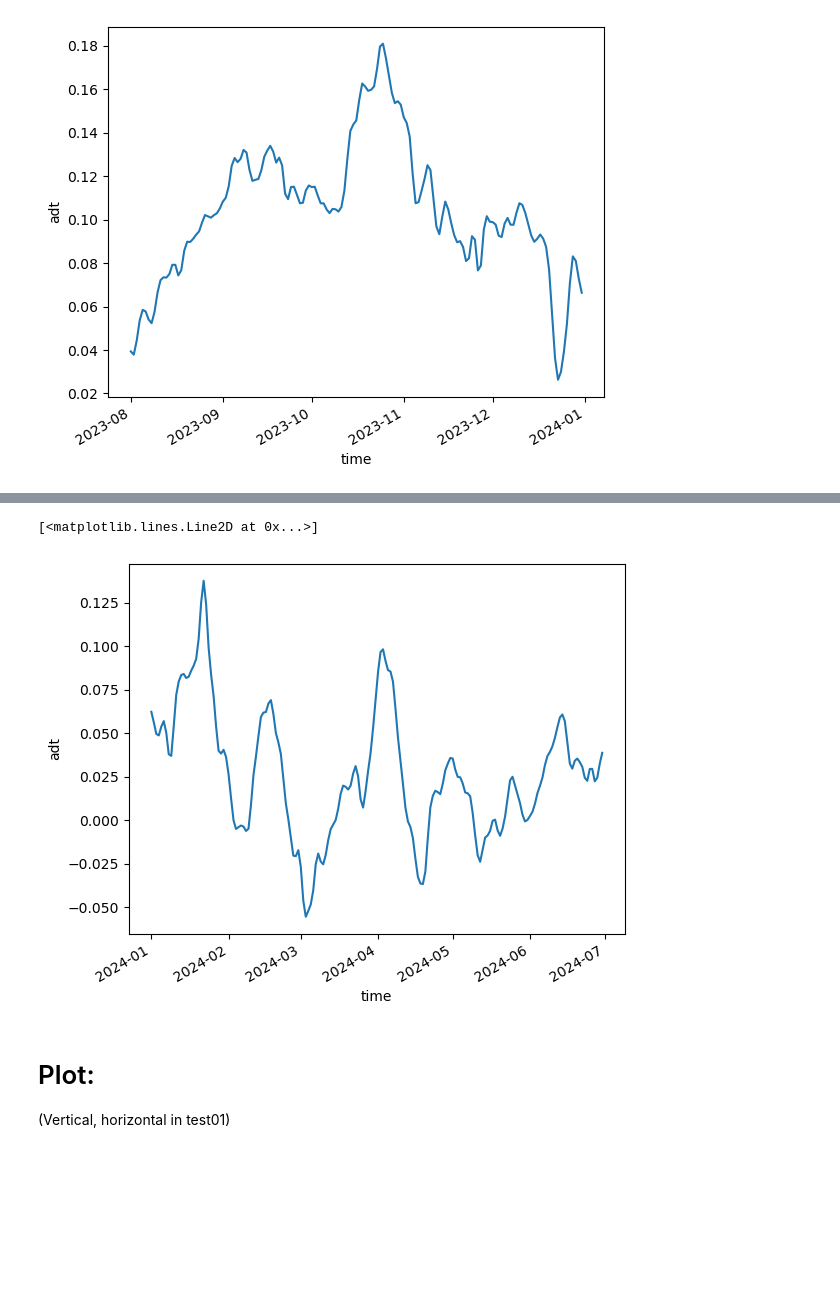
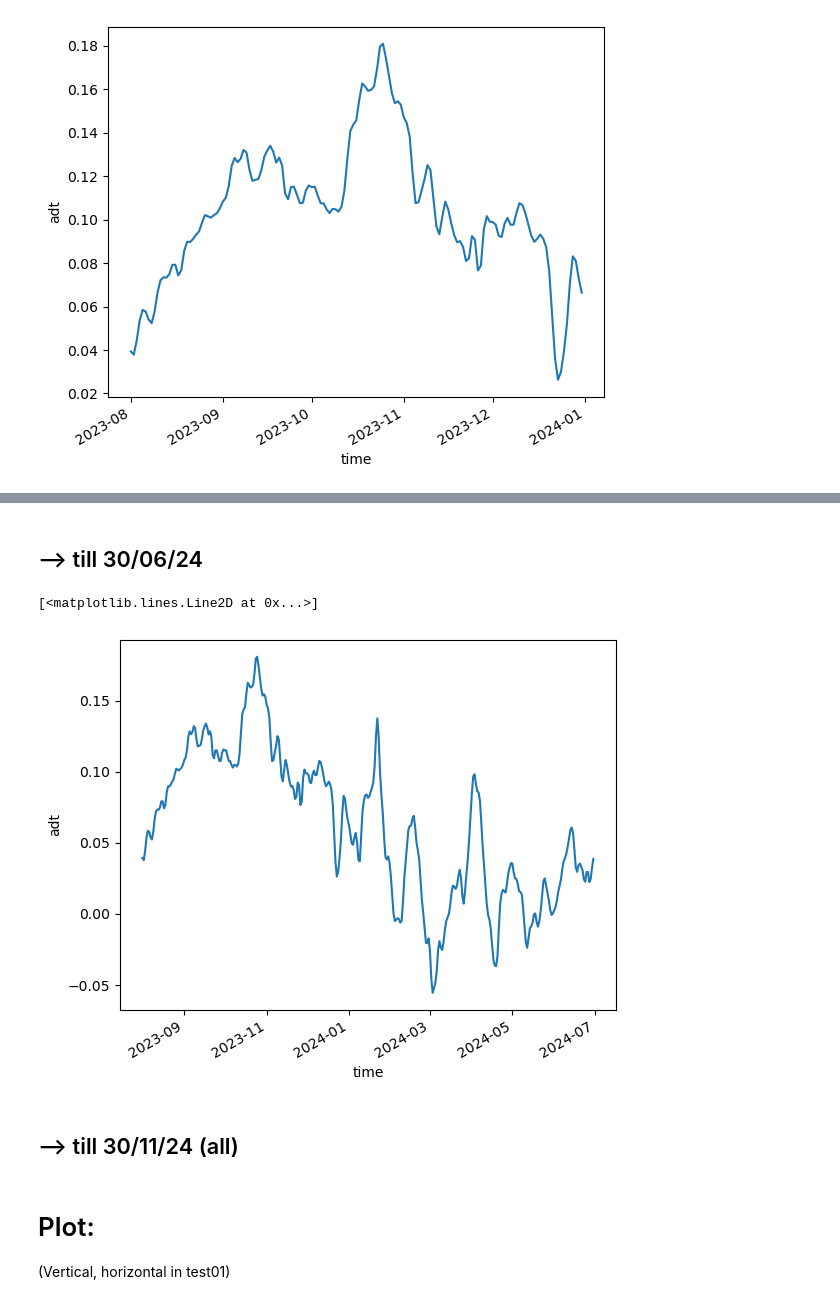
Before and after one commit to LauraGomezNavarro/paper-OSR10_Gomez-Navarro_etal_2026, a Jupyter notebook: fig01.ipynb, the cells around one changed output, grey strips where cells are left out. Cells and saved outputs as stored; diff of their text form; code cells hidden in the pictures; blank space fills up the shorter version.

```diff
--- a/fig01.ipynb
+++ b/fig01.ipynb
@@ -212,2 +245,2 @@ nyear = 2024
 # %%
-data_paths_MIOST_v201 = sorted(glob(indir + "dt_global_allsat_phy_l4_" + str(nyear) + "*_sub.nc"))
+data_paths_MIOST_v201 = sorted(glob(indir + "dt_global_allsat_phy_l4_202*" + "*_sub.nc"))
@@ -240,2 +293,2 @@ len(data_paths_MIOST_v201)
 # %%
-ds_miostk_v201_all_24 = xr.open_mfdataset(data_paths_MIOST_v201)
+ds_miostk_v201_all = xr.open_mfdataset(data_paths_MIOST_v201[0:-153])
@@ -242,8 +315,12 @@ ds_miostk_v201_all_24 = xr.open_mfdataset(data_paths_MIOST_v201)
+# %% [markdown]
+## --> till 30/06/24
 # %%
-ds_miostk_v201_all_24.adt.mean(dim="latitude").mean(dim="longitude").plot()
+ds_miostk_v201_all.adt.mean(dim="latitude").mean(dim="longitude").plot()
 # %% [output]
 [<matplotlib.lines.Line2D at 0x...>]
-[figure, old version]
+[figure, new version]
+# %% [markdown]
+## --> till 30/11/24 (all)
 # %% [markdown]
 # Plot:
 (Vertical, horizontal in test01)
```
Also changed, not shown: parts of 37 cells of this notebook.
